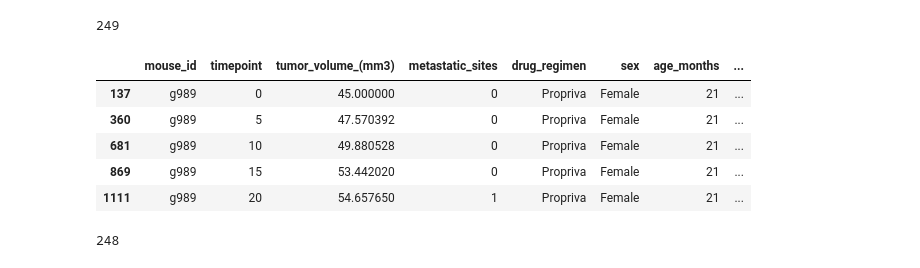
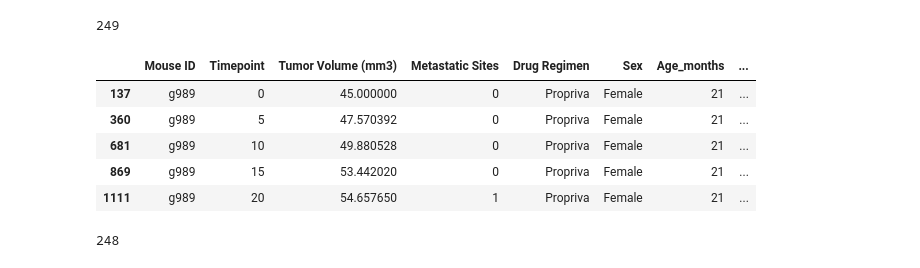
Before and after one commit to martabaker/ds_module_5_data_viz, a Jupyter notebook: Starter Code/Pymaceuticals/Pymaceuticals Inc..ipynb, the cells around one changed output. Drawn from its saved outputs; the diff is of its cells as text; code cells hidden in the pictures.

```diff
--- a/Starter Code/Pymaceuticals/Pymaceuticals Inc..ipynb
+++ b/Starter Code/Pymaceuticals/Pymaceuticals Inc..ipynb
@@ -39,7 +39,3 @@ comb_df.head()
 | 2 | g107 | 0 | 45.0 | 0 | Ketapril | Female | 2 | ... |
 | 3 | a457 | 0 | 45.0 | 0 | Ketapril | Female | 11 | ... |
 | 4 | c819 | 0 | 45.0 | 0 | Ketapril | Male | 21 | ... |
-# %%
-# Change the column names to be easily readable and allow for dot notation
-comb_df.columns = [x.lower().replace(" ", "_") for x in comb_df.columns]
-comb_df.info()
@@ -66,9 +46,9 @@ comb_df.mouse_id.nunique()
 249
 # %%
 # Find the duplicate mouse by ID number and Timepoint
-comb_df[comb_df.duplicated(["mouse_id", "timepoint"])] # Got this from: https://www.geeksforgeeks.org/find-duplicate-rows-in-a-dataframe-based-on-all-or-selected-columns/
+comb_df[comb_df.duplicated(["Mouse ID", "Timepoint"])] # Got this from: https://www.geeksforgeeks.org/find-duplicate-rows-in-a-dataframe-based-on-all-or-selected-columns/
 # %% [output]
-|  | mouse_id | timepoint | tumor_volume_(mm3) | metastatic_sites | drug_regimen | sex | age_months | ... |
+|  | Mouse ID | Timepoint | Tumor Volume (mm3) | Metastatic Sites | Drug Regimen | Sex | Age_months | ... |
 | 137 | g989 | 0 | 45.000000 | 0 | Propriva | Female | 21 | ... |
 | 360 | g989 | 5 | 47.570392 | 0 | Propriva | Female | 21 | ... |
 | 681 | g989 | 10 | 49.880528 | 0 | Propriva | Female | 21 | ... |
```
Also changed, not shown: parts of 10 cells of this notebook.
